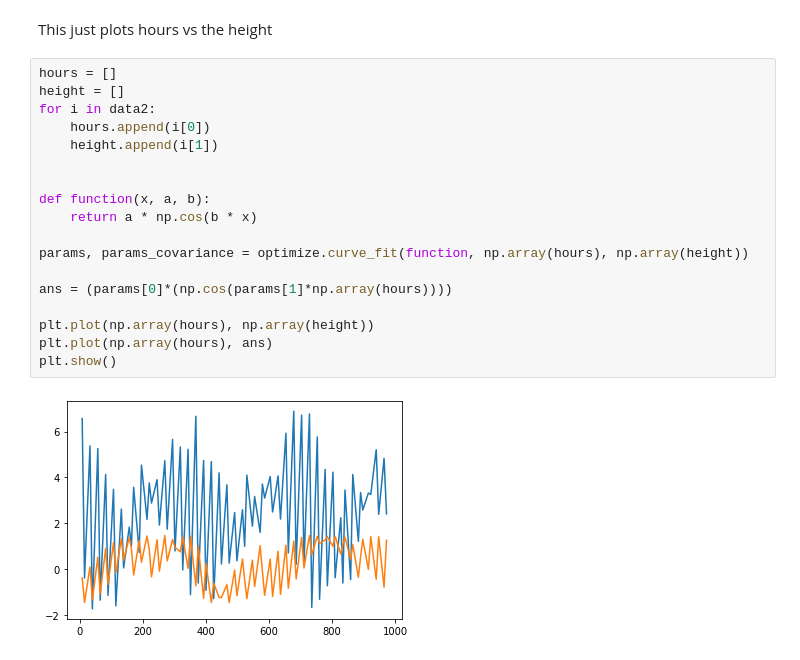
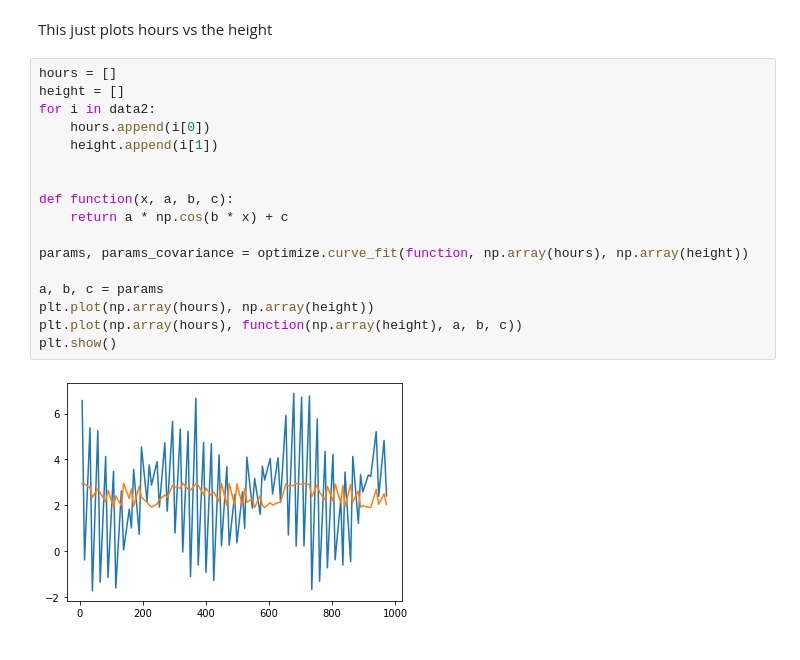
Before and after one commit to isba1/Group7TidalReport, a Jupyter notebook: Group_7_Tidal_Project.ipynb, the cells around one changed output. Drawn from its saved outputs; the diff is of its cells as text.

Commit message:
Minor changes to fitted function

```diff
--- a/Group_7_Tidal_Project.ipynb
+++ b/Group_7_Tidal_Project.ipynb
@@ -16,20 +16,19 @@ This just plots hours vs the height
 # %%
 hours = []
 height = []
 for i in data2:
     hours.append(i[0])
     height.append(i[1])
 
 
-def function(x, a, b):
-    return a * np.cos(b * x)
+def function(x, a, b, c):
+    return a * np.cos(b * x) + c
 
 params, params_covariance = optimize.curve_fit(function, np.array(hours), np.array(height))
 
-ans = (params[0]*(np.cos(params[1]*np.array(hours))))
-
+a, b, c = params
 plt.plot(np.array(hours), np.array(height))
-plt.plot(np.array(hours), ans)
+plt.plot(np.array(hours), function(np.array(height), a, b, c))
 plt.show()
 # %% [output]
-[figure, old version]
+[figure, new version]
```
